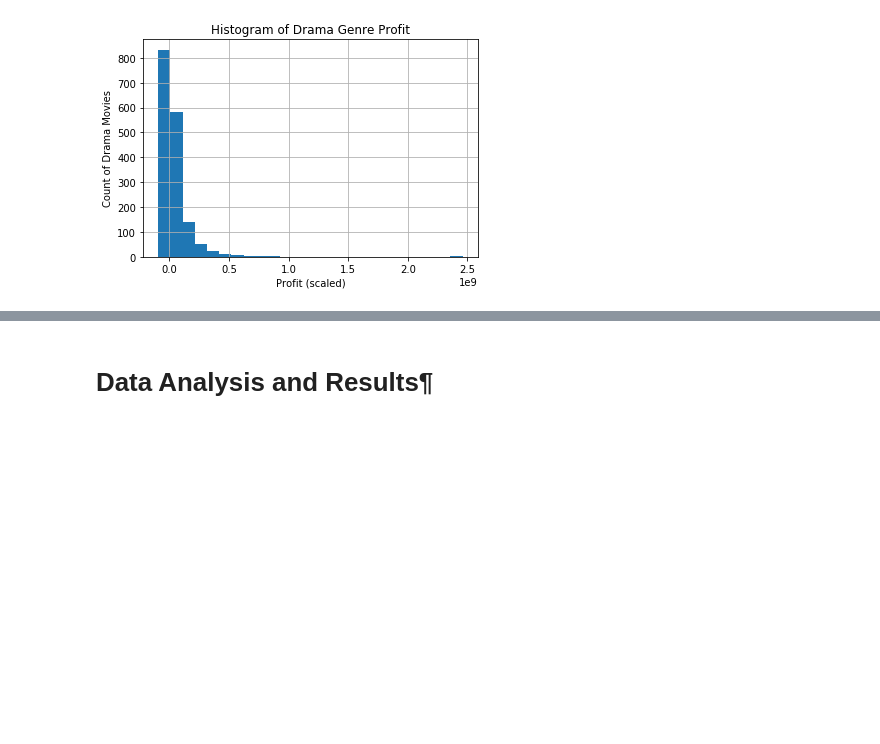
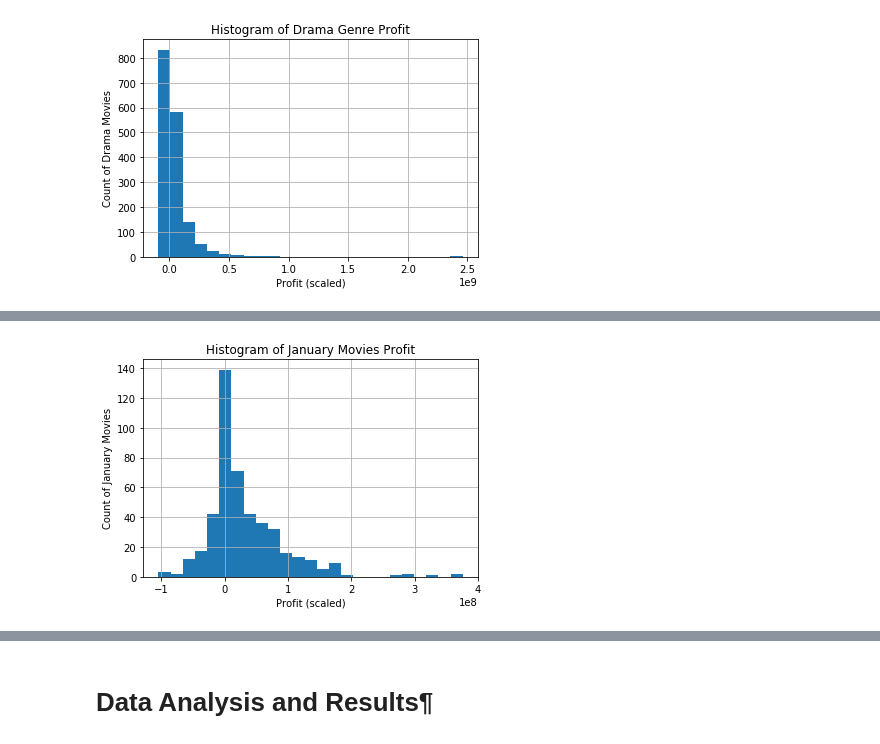
Before and after one commit to k-chau/What-Makes-a-Movie-Profit-, a Jupyter notebook: FinalProject.ipynb, the cells around one changed output, grey strips where cells are left out. Drawn from its saved outputs; the diff is of its cells as text; code cells hidden in the pictures; blank space fills up the shorter version.

Commit message:
cleaned months histogram

```diff
--- a/FinalProject.ipynb
+++ b/FinalProject.ipynb
@@ -409,0 +360,8 @@ f12 = plt.gcf()
+# %%
+df[df["month"] == 1].hist(column='profit', bins=25)
+plt.xlabel('Profit (scaled)')
+plt.ylabel('Count of January Movies')
+plt.title('Histogram of January Movies Profit')
+f_January = plt.gcf()
+# %% [output]
+[figure, added]
```
Also changed, not shown: parts of 23 cells of this notebook.
